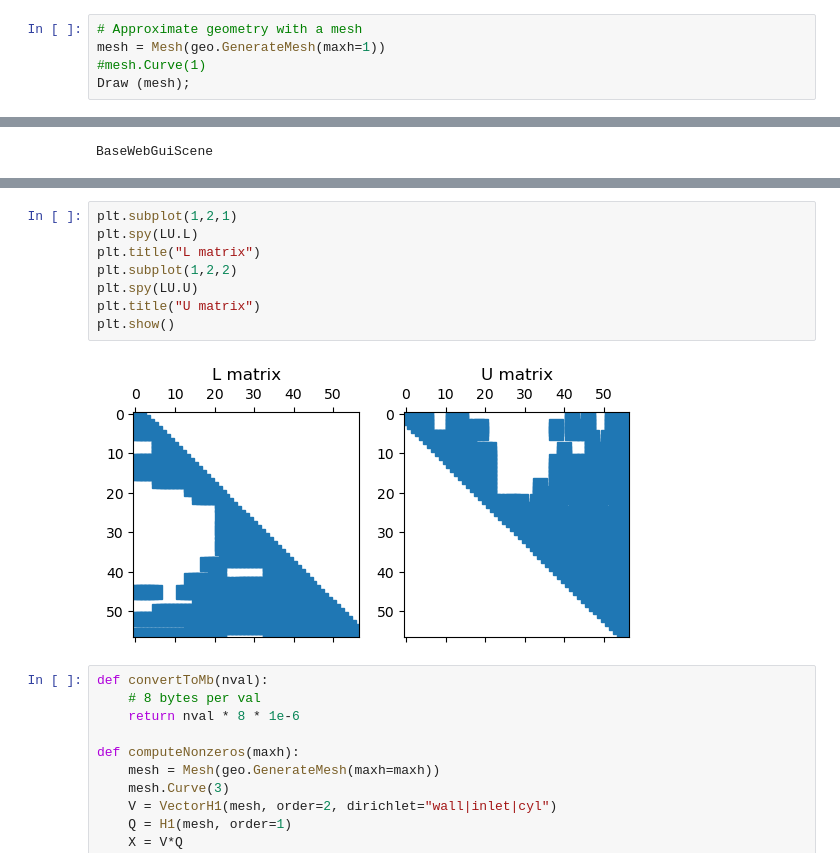
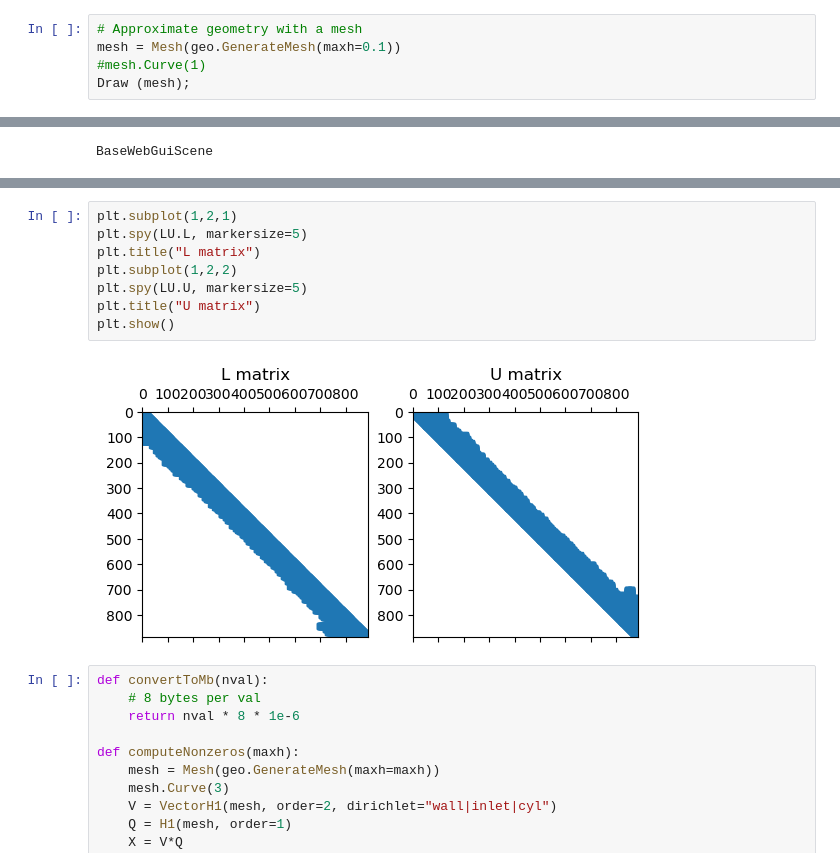
Before and after one commit to ManuelSanchezUribe/EMI2024, a Jupyter notebook: notebooks/01_Intro.ipynb, the cells around one changed output, grey strips where cells are left out. Cells and saved outputs as stored; diff of their text form.

```diff
--- a/notebooks/01_Intro.ipynb
+++ b/notebooks/01_Intro.ipynb
@@ -55,7 +55,7 @@ Draw (shape);
 WebGuiWidget(layout=Layout(height='50vh', width='100%'), value={'ngsolve_version': 'Netgen x.x', 'mesh_dim': 3…
 # %%
 # Approximate geometry with a mesh
-mesh = Mesh(geo.GenerateMesh(maxh=1))
+mesh = Mesh(geo.GenerateMesh(maxh=0.1))
 #mesh.Curve(1)
 Draw (mesh);
 # %% [output]
@@ -114,13 +114,13 @@ plt.show()
 # %%
 plt.subplot(1,2,1)
-plt.spy(LU.L)
+plt.spy(LU.L, markersize=5)
 plt.title("L matrix")
 plt.subplot(1,2,2)
-plt.spy(LU.U)
+plt.spy(LU.U, markersize=5)
 plt.title("U matrix")
 plt.show()
 # %% [output]
-[figure, old version]
+[figure, new version]
 # %%
 def convertToMb(nval):
     # 8 bytes per val
```
Also changed, not shown: parts of 6 cells of this notebook, 3 other files.
